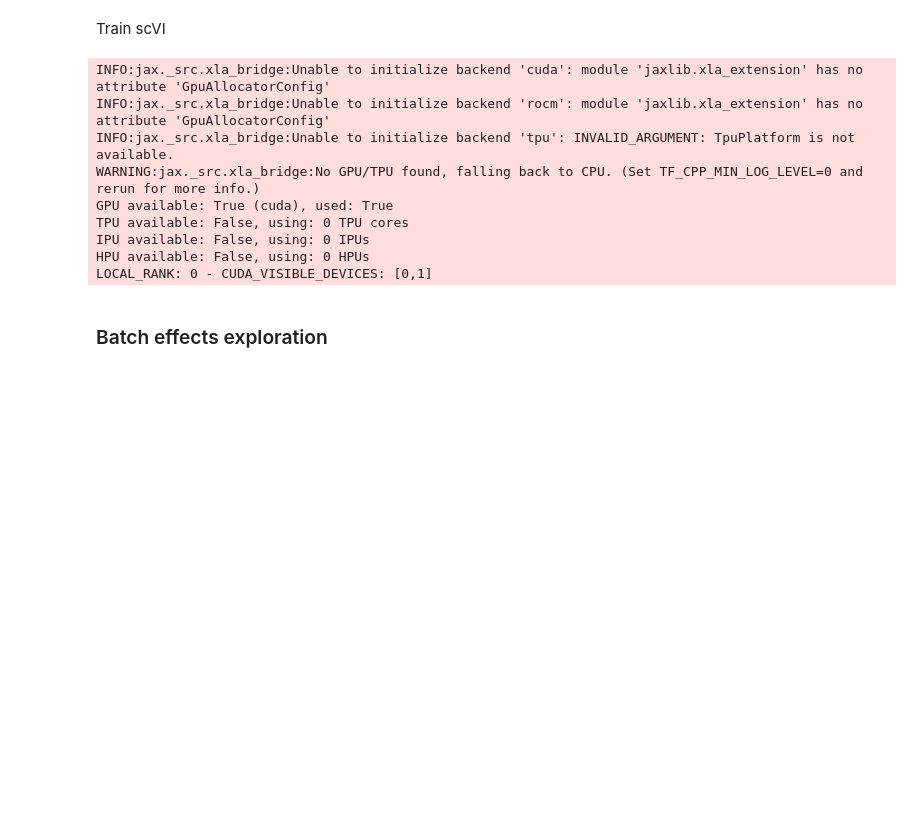
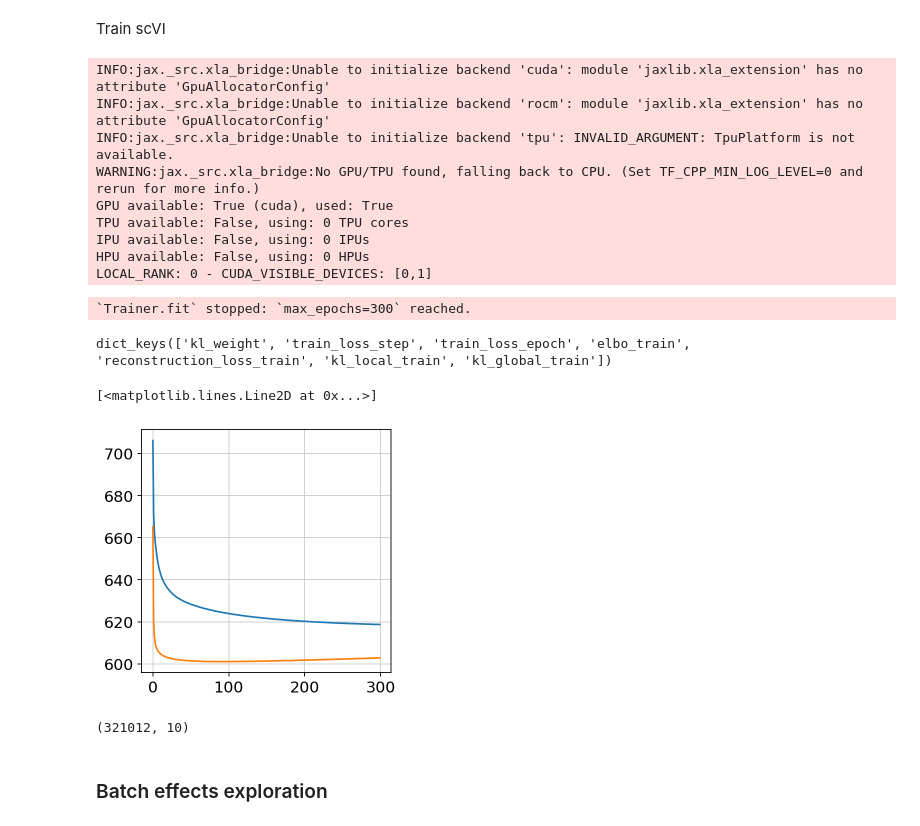
Before and after one commit to owkin/deepdeconv-fork, a Jupyter notebook: notebooks/mixupvi_signature_cti.ipynb, the cells around one changed output. Cells and saved outputs as stored; diff of their text form; code cells hidden in the pictures; blank space fills up the shorter version.

```diff
--- a/notebooks/mixupvi_signature_cti.ipynb
+++ b/notebooks/mixupvi_signature_cti.ipynb
@@ -125,3 +150,6 @@ signature.head()
 # %%
 adata = add_cell_types_grouped(adata,
                                group=CELL_TYPE_GROUP)
+# %%
+adata = add_cell_types_grouped(adata,
+                               group="updated_granular_groups")
@@ -158,3 +200,20 @@ TPU available: False, using: 0 TPU cores
 IPU available: False, using: 0 IPUs
 HPU available: False, using: 0 HPUs
 LOCAL_RANK: 0 - CUDA_VISIBLE_DEVICES: [0,1]
+`Trainer.fit` stopped: `max_epochs=300` reached.
+# %%
+model.history.keys()
+# %% [output]
+dict_keys(['kl_weight', 'train_loss_step', 'train_loss_epoch', 'elbo_train', 'reconstruction_loss_train', 'kl_local_train', 'kl_global_train'])
+# %%
+plt.plot(model.history["elbo_train"])
+plt.plot(model.history["reconstruction_loss_train"])
+# %% [output]
+[<matplotlib.lines.Line2D at 0x...>]
+[figure, added]
+# %%
+scvi_latent = model.get_latent_representation()
+
+scvi_latent.shape
+# %% [output]
+(321012, 10)
```
Also changed, not shown: parts of 18 cells of this notebook, 3 other files.
